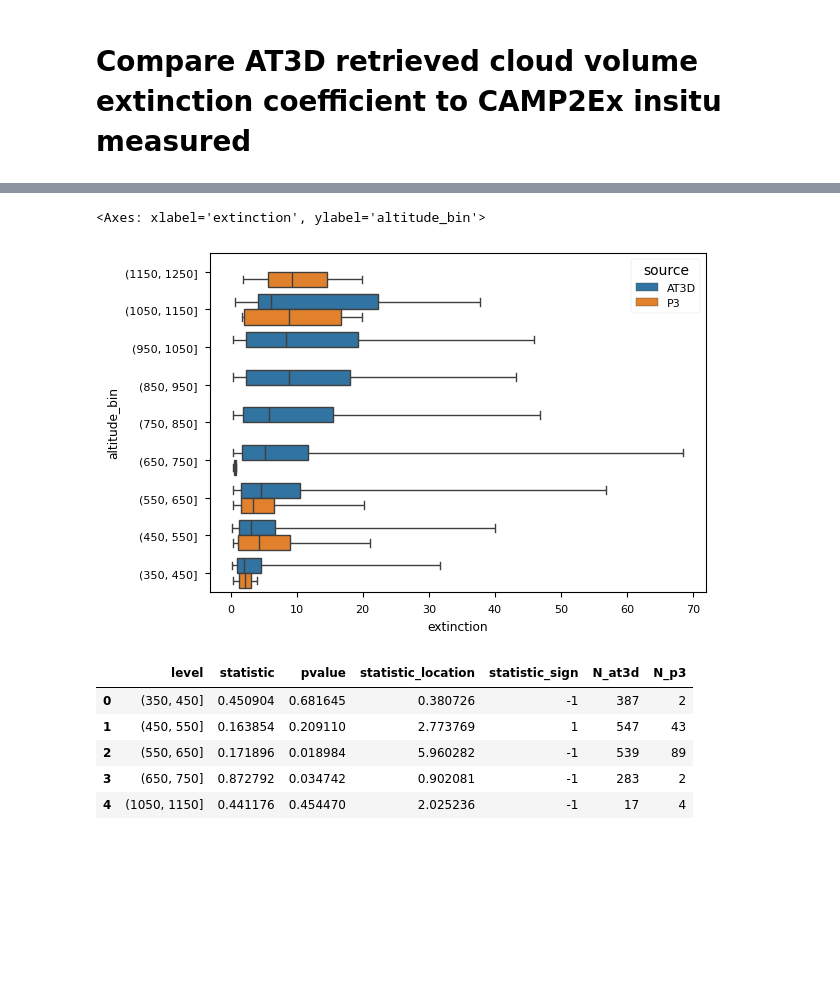
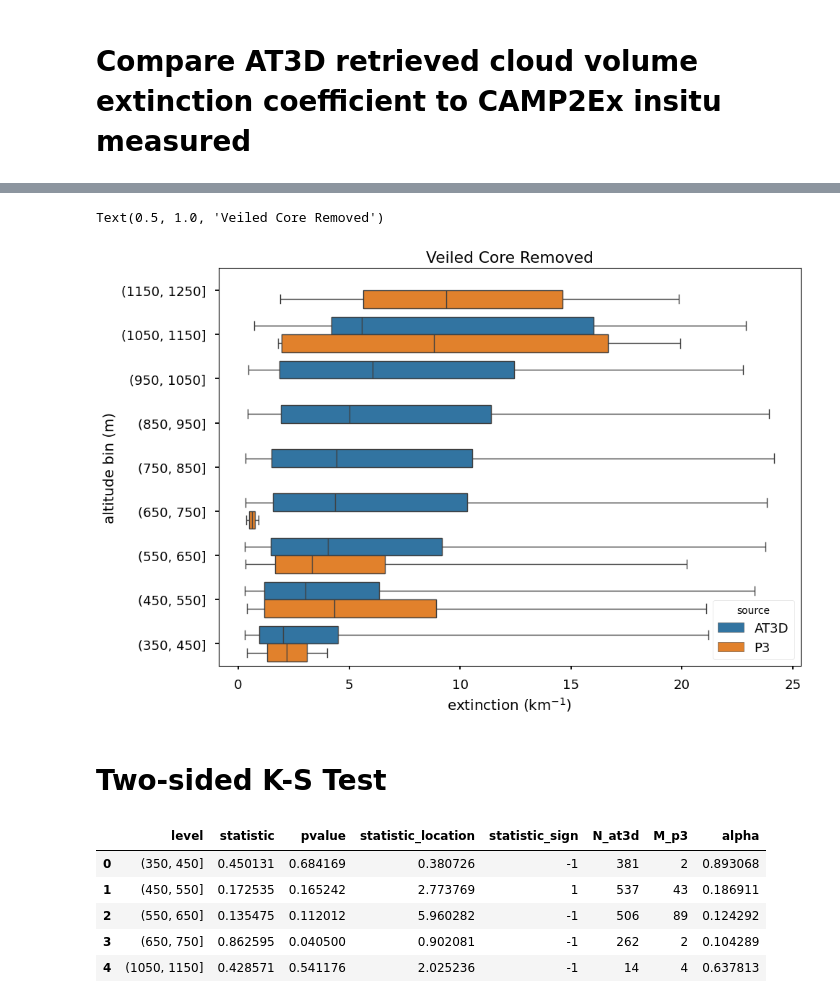
Before and after one commit to jlun17/misr-at3d-camp2ex, a Jupyter notebook: notebooks/investigation/single_retrieval/CAMP2Ex_insitu.ipynb, the cells around one changed output, grey strips where cells are left out. Cells and saved outputs as stored; diff of their text form; code cells hidden in the pictures; blank space fills up the shorter version.

Commit message:
Veiled core removal

```diff
--- a/notebooks/investigation/single_retrieval/CAMP2Ex_insitu.ipynb
+++ b/notebooks/investigation/single_retrieval/CAMP2Ex_insitu.ipynb
@@ -15,8 +16,8 @@ sys.path.append(str(PROJECT_ROOT))
 # %%
 import src.CAMP2Ex as cx
 import src.Retrieval as retrieval
-plt.style.use('seaborn-v0_8-paper')
+plt.style.use('seaborn-v0_8-talk')
 # %%
 EXPERIMENT = PROJECT_ROOT / 'experiments' / 'CAMP2Ex_RF17' / 'V08' / 'default'
 r = retrieval.Retrieval(EXPERIMENT)
-r.load_retrieval()
+r.load_retrieval(extinction_th=[0.3, np.inf])
@@ -22,0 +143,17 @@ r.load_retrieval()
+# %%
+# cloud = r.solvers_retrieval[0.67].medium['cloud']
+# min_optical_path = np.zeros(shape=(cloud.dims['x'], cloud.dims['y'], cloud.dims['z']))
+# for i, x in enumerate(cloud.x.data):
+#     for j, y in enumerate(cloud.y.data):
+#         for k, z in enumerate(cloud.z.data):
+#             tmp_result = optical_path_all_directions(
+#                 cloud.extinction,
+#                 (x, y, z),
+#                 n_directions=8,
+#                 ext_threshold=0.3
+#             )
+#             min_optical_path[i, j, k] = tmp_result['min_optical_path']
+# r.solvers_retrieval[0.67].medium['cloud']['min_optical_path'] = (['x','y','z'], min_optical_path)
+# r.solvers_retrieval[0.67].medium['cloud'].to_netcdf('./min_optical_path.nc')
+
+r.solvers_retrieval[0.67].medium['cloud'] = xr.load_dataset('./min_optical_path.nc')
@@ -43 +182,11 @@ p3['sample_optical_path'] = p3['ext_km'] * p3['Length_m'] * 1e-3
+# %%
+at3d_vc = r.solvers_retrieval[0.67].medium['cloud'].min_optical_path.to_dataframe()
+at3d_ext = r.solvers_retrieval[0.67].medium['cloud'].extinction.to_dataframe()
+at3d_cloud = pd.merge(at3d_vc.reset_index(), at3d_ext.reset_index(), on=['x','y','z'])
+at3d_cloud = at3d_cloud[at3d_cloud['extinction'] > 0.3]
+at3d_cloud = at3d_cloud[at3d_cloud['min_optical_path'] < 5] # Remove AT3D veiled core
+at3d_cloud['x'] *= 1000
+at3d_cloud['y'] *= 1000
+at3d_cloud['z'] *= 1000
+at3d_cloud['source'] = 'AT3D'
 # %%
@@ -122,13 +262,17 @@ p3_agg['optical_depth'] = p3_agg['sum_ext'] * p3_agg['pass_length'] * 1e-3
 # %%
 tmp_at3d_cloud = at3d_cloud.loc[:, ['extinction', 'altitude_bin', 'source']]
 tmp_p3 = p3_subset.reset_index().loc[:, ['ext_km', 'altitude_bin', 'source']].rename(columns={'ext_km':'extinction'})
 tmp_merged = pd.concat([tmp_at3d_cloud, tmp_p3])
 order = [f'({bins[i]}, {bins[i+1]}]' for i in range(len(bins) - 2, -1, -1)]
-sns.boxplot(tmp_merged, x='extinction', y='altitude_bin', hue='source', order=order, whis=(0,100))
-# sns.violinplot(tmp_merged, x='extinction', y='altitude_bin', hue='source', split=True, cut=0, inner='quart', order=order)
+ax = sns.boxplot(tmp_merged, x='extinction', y='altitude_bin', hue='source', order=order, whis=(0,100))
+ax.set_ylabel('altitude bin (m)')
+ax.set_xlabel(r'extinction (km$^{-1}$)')
+ax.set_title('Veiled Core Removed')
 # %% [output]
-<Axes: xlabel='extinction', ylabel='altitude_bin'>
+Text(0.5, 1.0, 'Veiled Core Removed')
-[figure, old version]
+[figure, new version]
+# %% [markdown]
+# Two-sided K-S Test
 # %%
 rows = []
 for i in range(len(bins) - 1):
@@ -136,7 +280,8 @@ for i in range(len(bins) - 1):
     at3d_ext = at3d_cloud.loc[at3d_cloud['altitude_bin'] == level, 'extinction']
     p3_ext = p3_subset.loc[p3_subset['altitude_bin'] == level, 'ext_km']
     if((len(at3d_ext) > 0) & (len(p3_ext) > 0)):
-        result = stats.kstest(at3d_ext, p3_ext)
+        # result = stats.kstest(at3d_ext, p3_ext)
+        result = stats.ks_2samp(at3d_ext, p3_ext, method='exact')
         row = {
             'level': level,
             'statistic': result.statistic,
@@ -144,15 +289,16 @@ for i in range(len(bins) - 1):
             'statistic_location': result.statistic_location,
             'statistic_sign': result.statistic_sign,
             'N_at3d': len(at3d_ext),
-            'N_p3': len(p3_ext)
+            'M_p3': len(p3_ext)
         }
         rows.append(row)
 ks_stats = pd.DataFrame(rows, columns=[n for n in row])
+ks_stats['alpha'] = 2*np.exp((-2*ks_stats['M_p3']*ks_stats['statistic']**2)/(1+(ks_stats['M_p3']/ks_stats['N_at3d'])))
 ks_stats
 # %% [output]
-|  | level | statistic | pvalue | statistic_location | statistic_sign | N_at3d | N_p3 |
-| 0 | (350, 450] | 0.450904 | 0.681645 | 0.380726 | -1 | 387 | 2 |
-| 1 | (450, 550] | 0.163854 | 0.209110 | 2.773769 | 1 | 547 | 43 |
-| 2 | (550, 650] | 0.171896 | 0.018984 | 5.960282 | -1 | 539 | 89 |
-| 3 | (650, 750] | 0.872792 | 0.034742 | 0.902081 | -1 | 283 | 2 |
-| 4 | (1050, 1150] | 0.441176 | 0.454470 | 2.025236 | -1 | 17 | 4 |
+|  | level | statistic | pvalue | statistic_location | statistic_sign | N_at3d | M_p3 | alpha |
+| 0 | (350, 450] | 0.450131 | 0.684169 | 0.380726 | -1 | 381 | 2 | 0.893068 |
+| 1 | (450, 550] | 0.172535 | 0.165242 | 2.773769 | 1 | 537 | 43 | 0.186911 |
+| 2 | (550, 650] | 0.135475 | 0.112012 | 5.960282 | -1 | 506 | 89 | 0.124292 |
+| 3 | (650, 750] | 0.862595 | 0.040500 | 0.902081 | -1 | 262 | 2 | 0.104289 |
+| 4 | (1050, 1150] | 0.428571 | 0.541176 | 2.025236 | -1 | 14 | 4 | 0.637813 |
```
Also changed, not shown: parts of 20 cells of this notebook.
